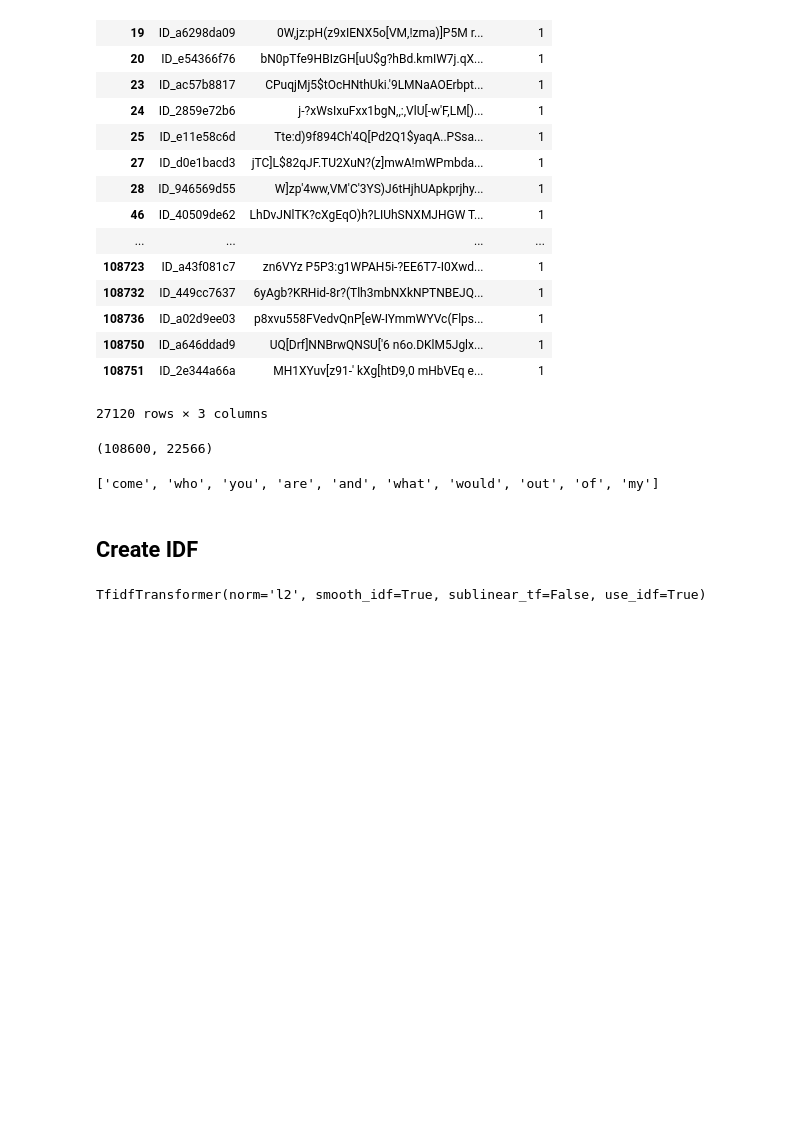
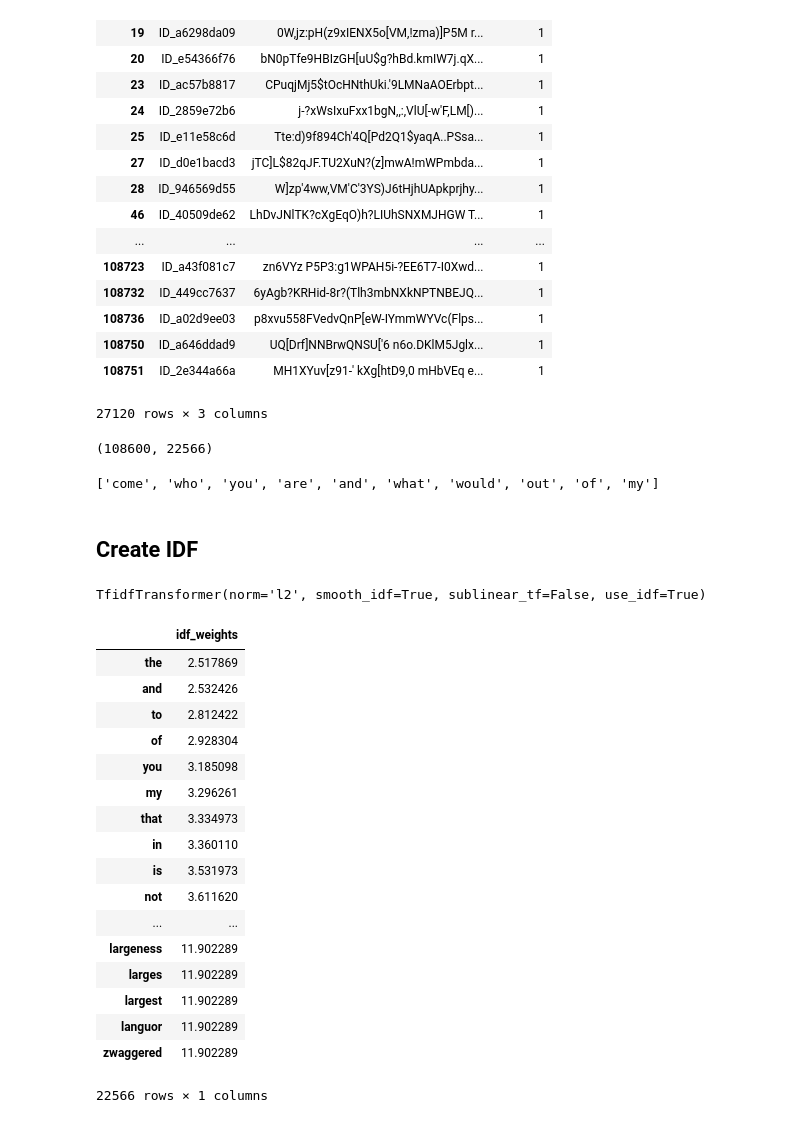
Before and after one commit to justinthe/kaggle_ciphertextIII, a Jupyter notebook: notebook/eda_1.ipynb, the cells around one changed output. Drawn from its saved outputs; the diff is of its cells as text; code cells hidden in the pictures; blank space fills up the shorter version.

```diff
--- a/notebook/eda_1.ipynb
+++ b/notebook/eda_1.ipynb
@@ -70,3 +71,26 @@ tfidf_transformer = TfidfTransformer(smooth_idf=True, use_idf=True)
 tfidf_transformer.fit(word_count_vector)
 # %% [output]
 TfidfTransformer(norm='l2', smooth_idf=True, sublinear_tf=False, use_idf=True)
+# %%
+df_idf = pd.DataFrame(tfidf_transformer.idf_, index=cv.get_feature_names(), columns=['idf_weights'])
+# %%
+df_idf.sort_values(by=['idf_weights'])
+# %% [output]
+|  | idf_weights |
+| the | 2.517869 |
+| and | 2.532426 |
+| to | 2.812422 |
+| of | 2.928304 |
+| you | 3.185098 |
+| my | 3.296261 |
+| that | 3.334973 |
+| in | 3.360110 |
+| is | 3.531973 |
+| not | 3.611620 |
+| ... | ... |
+| largeness | 11.902289 |
+| larges | 11.902289 |
+| largest | 11.902289 |
+| languor | 11.902289 |
+| zwaggered | 11.902289 |
+22566 rows × 1 columns
```
Also changed, not shown: parts of 1 cell of this notebook.
